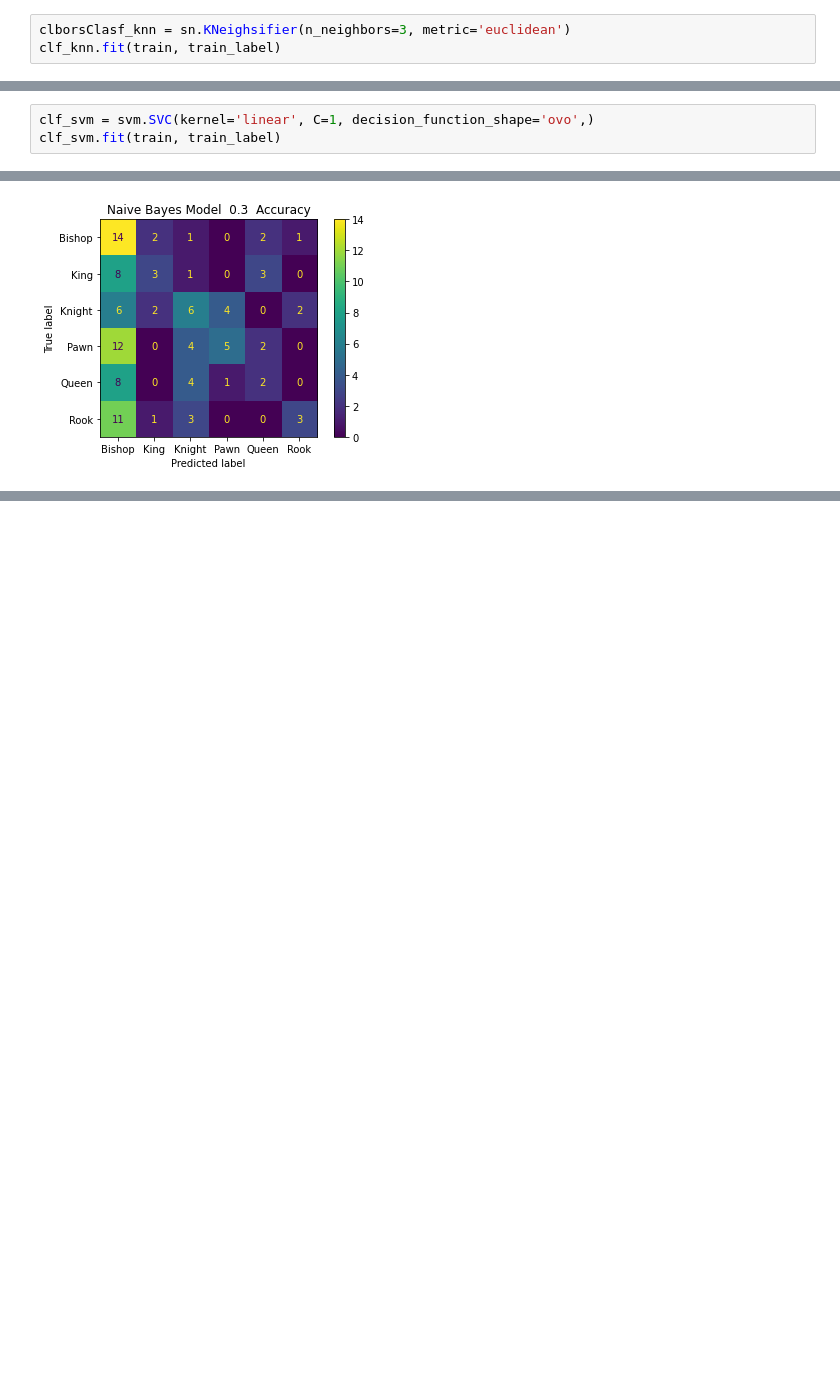
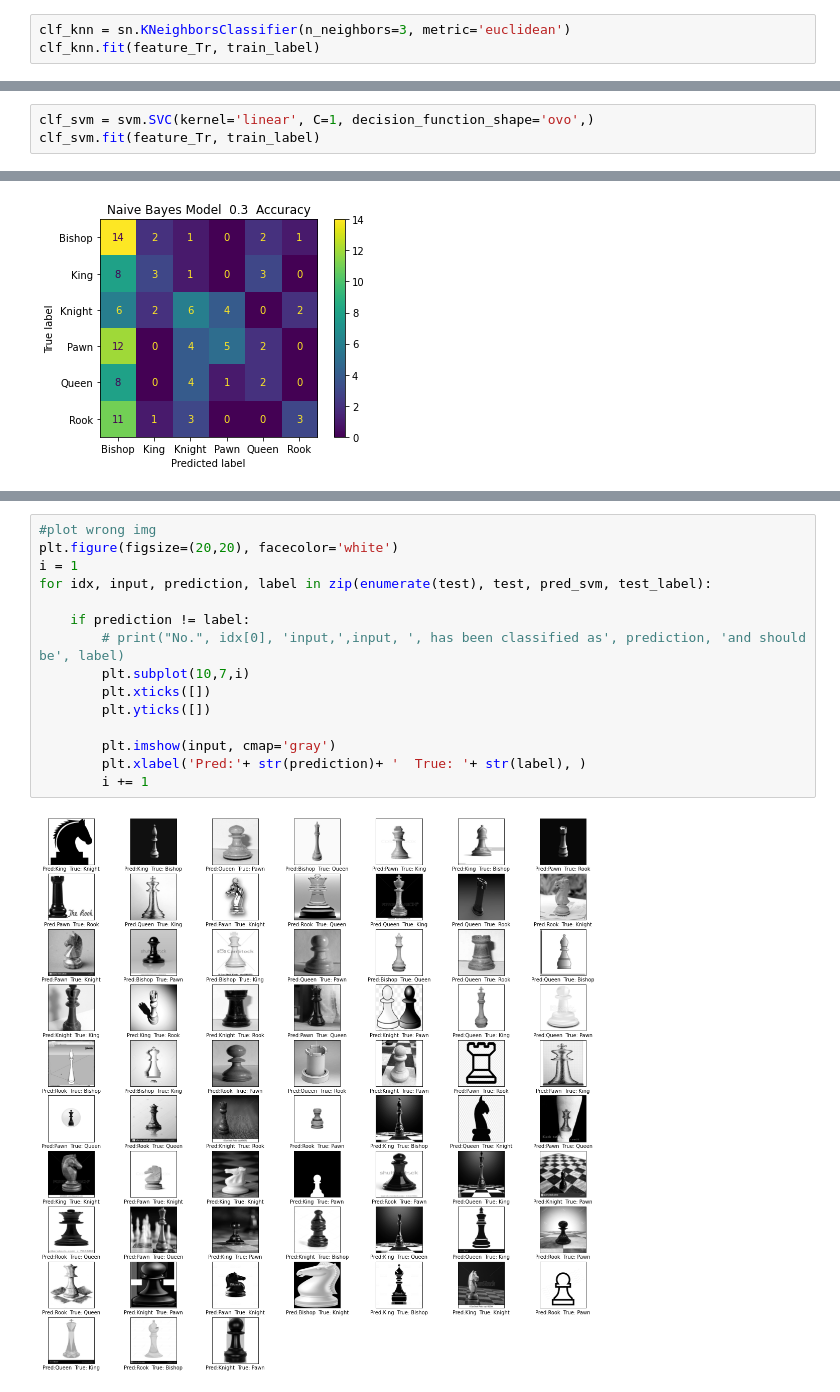
Before and after one commit to tunlaton11/Chess-Image-Recognition-Project, a Jupyter notebook: feature_extraction.ipynb, the cells around one changed output, grey strips where cells are left out. Drawn from its saved outputs; the diff is of its cells as text; blank space fills up the shorter version.

```diff
--- a/feature_extraction.ipynb
+++ b/feature_extraction.ipynb
@@ -51,5 +46,5 @@ NameError: name 'feature_array' is not defined
 # %%
-clborsClasf_knn = sn.KNeighsifier(n_neighbors=3, metric='euclidean')
-clf_knn.fit(train, train_label)
+clf_knn = sn.KNeighborsClassifier(n_neighbors=3, metric='euclidean')
+clf_knn.fit(feature_Tr, train_label)
 # %% [output]
 KNeighborsClassifier(metric='euclidean', n_neighbors=3)
@@ -58,5 +51,5 @@ KNeighborsClassifier(metric='euclidean', n_neighbors=3)
 # %%
 clf_svm = svm.SVC(kernel='linear', C=1, decision_function_shape='ovo',)
-clf_svm.fit(train, train_label)
+clf_svm.fit(feature_Tr, train_label)
 # %% [output]
 SVC(C=1, decision_function_shape='ovo', kernel='linear')
@@ -139,0 +167,17 @@ plt.show()
+# %%
+#plot wrong img
+plt.figure(figsize=(20,20), facecolor='white')
+i = 1
+for idx, input, prediction, label in zip(enumerate(test), test, pred_svm, test_label):
+
+    if prediction != label:
+        # print("No.", idx[0], 'input,',input, ', has been classified as', prediction, 'and should be', label)
+        plt.subplot(10,7,i)
+        plt.xticks([])
+        plt.yticks([])
+
+        plt.imshow(input, cmap='gray')
+        plt.xlabel('Pred:'+ str(prediction)+ '  True: '+ str(label), )
+        i += 1
+# %% [output]
+[figure, added]
```
Also changed, not shown: parts of 17 cells of this notebook, 1 other file.
